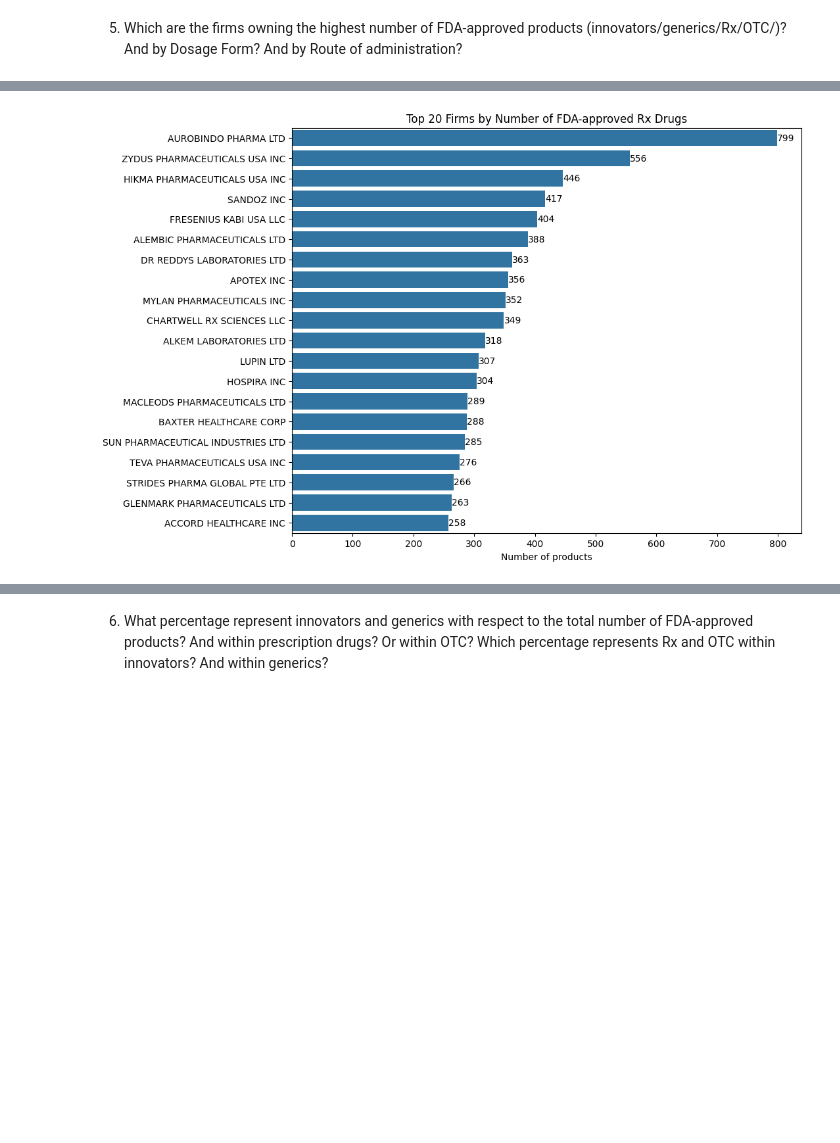
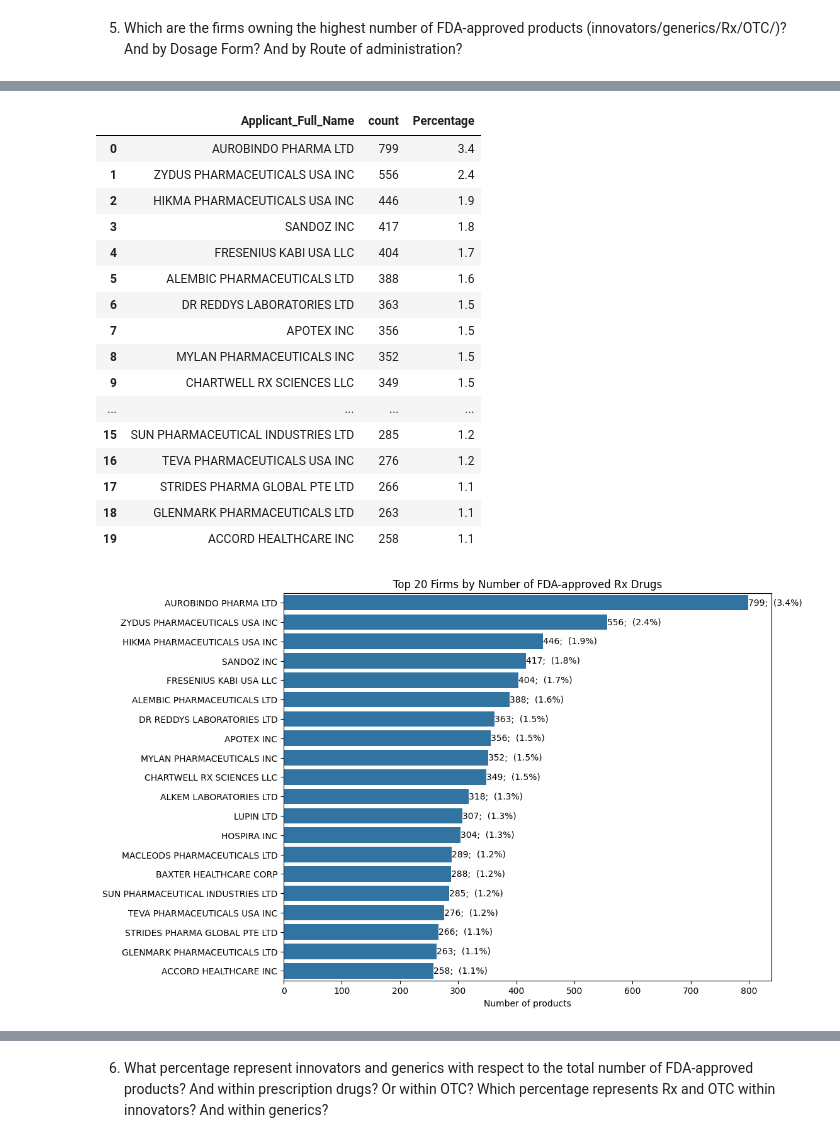
Before and after one commit to juanjomarcruz/FDA_Orange_Book_Project, a Jupyter notebook: 2_Jupyter_Notebooks/EDA_prod.ipynb, the cells around one changed output, grey strips where cells are left out. Cells and saved outputs as stored; diff of their text form; code cells hidden in the pictures; blank space fills up the shorter version.

```diff
--- a/2_Jupyter_Notebooks/EDA_prod.ipynb
+++ b/2_Jupyter_Notebooks/EDA_prod.ipynb
@@ -565,18 +893,22 @@ plt.show()
 # %%
-filtered_data = df_prod_tr_cat.loc[df_prod_tr_cat['Type']=="Prescription",'Route'] #we filter the dataframe to obtain just the routes of FDA-approved Rx drugs.
+filtered_data = df_prod_tr_cat.loc[(df_prod_tr_cat['Type']!="Discontinued") & (df_prod_tr_cat['Appl_Type']=="Generic"),'Route'] #we filter the dataframe to obtain just the routes of FDA-approved Innovator drugs.
 
 order = filtered_data.value_counts().nlargest(20).index #with value_counts, categories are ordered by count. Then we extract the top 20 and finally we extract the index to obtain a list with the top 20 ordered categories.
 
 fig, ax = plt.subplots(figsize=(10,8))
 sns.countplot(data=pd.DataFrame(filtered_data),y='Route', ax=ax, order=order)
 
-df = filtered_data.value_counts().nlargest(20).reset_index()  #we create a df to calculate percentages.
+df = filtered_data.value_counts().reset_index()  #we create a df to calculate percentages.
 df['Percentage']=round((df['count']/df['count'].sum())*100,1) #percentage calculation for each count.
+
+df = df.nlargest(20, columns='count')
+
+display(df)
 
 for container in ax.containers:
   ax.bar_label(container, labels= [f"{c}; ({p}%)" for c, p in zip(df['count'], df['Percentage'])] ) #now we use count and percentages as bar labels. The zip formula is very useful to implement two different itterations in just one for loop.
 
-plt.title('Top 20 Administration Routes in FDA-approved Rx Drugs')
+plt.title('Top 20 Administration Routes in FDA-approved Generic Drugs')
 plt.xlabel('Number of Products')
 plt.ylabel(None)
 plt.show()
@@ -652,11 +941,15 @@ order = filtered_data.value_counts().nlargest(20).index
 fig, ax = plt.subplots(figsize=(10,8))
 sns.countplot(data=pd.DataFrame(filtered_data), y='Applicant', ax=ax, order=order)
 
-df = filtered_data.value_counts().nlargest(20).reset_index()
+df = filtered_data.value_counts().reset_index()  #we create a df to calculate percentages.
+df['Percentage']=round((df['count']/df['count'].sum())*100,1) #percentage calculation for each count.
 
+df = df.nlargest(20, columns='count')
+
+display(df)
 
 for container in ax.containers:
-  ax.bar_label(container, labels = (f"{c}" for c in df['count']))
+  ax.bar_label(container, labels = (f"{c};  ({p}%)" for c,p in zip(df['count'], df['Percentage'])))
 
 plt.xlabel("Number of products")
 plt.ylabel(None)
@@ -672,11 +982,15 @@ order = filtered_data.value_counts().nlargest(20).index
 fig, ax = plt.subplots(figsize=(10,8))
 sns.countplot(data=pd.DataFrame(filtered_data), y='Applicant', ax=ax, order=order)
 
-df = filtered_data.value_counts().nlargest(20).reset_index()
+df = filtered_data.value_counts().reset_index()  #we create a df to calculate percentages.
+df['Percentage']=round((df['count']/df['count'].sum())*100,1) #percentage calculation for each count.
 
+df = df.nlargest(20, columns='count')
+
+display(df)
 
 for container in ax.containers:
-  ax.bar_label(container, labels = (f"{c}" for c in df['count']))
+  ax.bar_label(container, labels = (f"{c};  ({p}%)" for c,p in zip(df['count'], df['Percentage'])))
 
 plt.xlabel("Number of products")
 plt.ylabel(None)
@@ -696,11 +1027,15 @@ order = filtered_data.value_counts().nlargest(20).index
 fig, ax = plt.subplots(figsize=(10,8))
 sns.countplot(data=pd.DataFrame(filtered_data), y='Applicant', ax=ax, order=order)
 
-df = filtered_data.value_counts().nlargest(20).reset_index()
+df = filtered_data.value_counts().reset_index()  #we create a df to calculate percentages.
+df['Percentage']=round((df['count']/df['count'].sum())*100,1) #percentage calculation for each count.
 
+df = df.nlargest(20, columns='count')
+
+display(df)
 
 for container in ax.containers:
-  ax.bar_label(container, labels = (f"{c}" for c in df['count']))
+  ax.bar_label(container, labels = (f"{c};  ({p}%)" for c,p in zip(df['count'], df['Percentage'])))
 
 plt.xlabel("Number of products")
 plt.ylabel(None)
@@ -711,23 +1063,44 @@ plt.show()
 # %%
 filtered_data = df_prod_tr_cat.loc[(df_prod_tr_cat['Type']=="Prescription"), 'Applicant_Full_Name']
 
 order = filtered_data.value_counts().nlargest(20).index
 
 fig, ax = plt.subplots(figsize=(10,8))
 sns.countplot(data=pd.DataFrame(filtered_data), y='Applicant_Full_Name', ax=ax, order=order)
 
-df = filtered_data.value_counts().nlargest(20).reset_index()
+df = filtered_data.value_counts().reset_index()  #we create a df to calculate percentages.
+df['Percentage']=round((df['count']/df['count'].sum())*100,1) #percentage calculation for each count.
 
+df = df.nlargest(20, columns='count')
+
+display(df)
 
 for container in ax.containers:
-  ax.bar_label(container, labels = (f"{c}" for c in df['count']))
+  ax.bar_label(container, labels = (f"{c};  ({p}%)" for c,p in zip(df['count'], df['Percentage'])))
 
 plt.xlabel("Number of products")
 plt.ylabel(None)
 plt.title("Top 20 Firms by Number of FDA-approved Rx Drugs")
 plt.show()
 # %% [output]
+|  | Applicant_Full_Name | count | Percentage |
+| 0 | AUROBINDO PHARMA LTD | 799 | 3.4 |
+| 1 | ZYDUS PHARMACEUTICALS USA INC | 556 | 2.4 |
+| 2 | HIKMA PHARMACEUTICALS USA INC | 446 | 1.9 |
+| 3 | SANDOZ INC | 417 | 1.8 |
+| 4 | FRESENIUS KABI USA LLC | 404 | 1.7 |
+| 5 | ALEMBIC PHARMACEUTICALS LTD | 388 | 1.6 |
+| 6 | DR REDDYS LABORATORIES LTD | 363 | 1.5 |
+| 7 | APOTEX INC | 356 | 1.5 |
+| 8 | MYLAN PHARMACEUTICALS INC | 352 | 1.5 |
+| 9 | CHARTWELL RX SCIENCES LLC | 349 | 1.5 |
+| ... | ... | ... | ... |
+| 15 | SUN PHARMACEUTICAL INDUSTRIES LTD | 285 | 1.2 |
+| 16 | TEVA PHARMACEUTICALS USA INC | 276 | 1.2 |
+| 17 | STRIDES PHARMA GLOBAL PTE LTD | 266 | 1.1 |
+| 18 | GLENMARK PHARMACEUTICALS LTD | 263 | 1.1 |
+| 19 | ACCORD HEALTHCARE INC | 258 | 1.1 |
-[figure, old version]
+[figure, new version]
 # %%
 filtered_data = df_prod_tr_cat.loc[(df_prod_tr_cat['Type']=="OTC"), 'Applicant_Full_Name']
 
```
Also changed, not shown: parts of 28 cells of this notebook, 3 other files.
